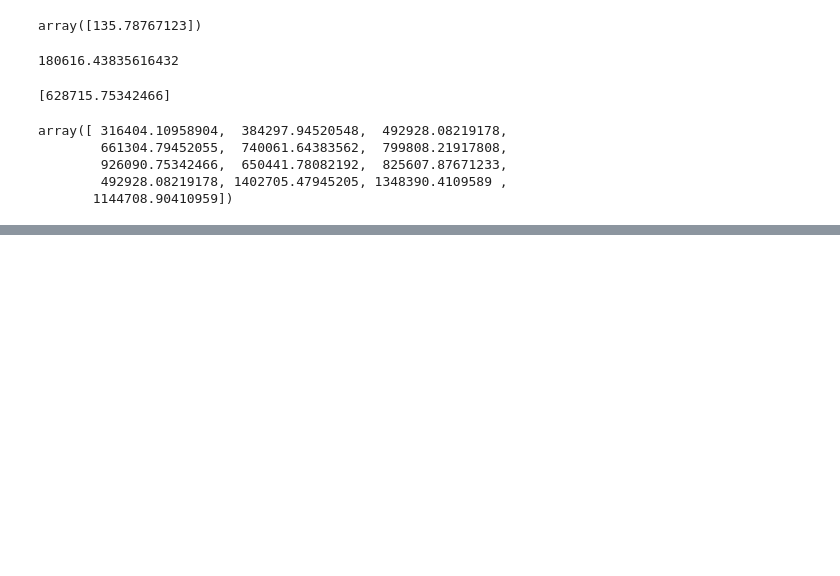
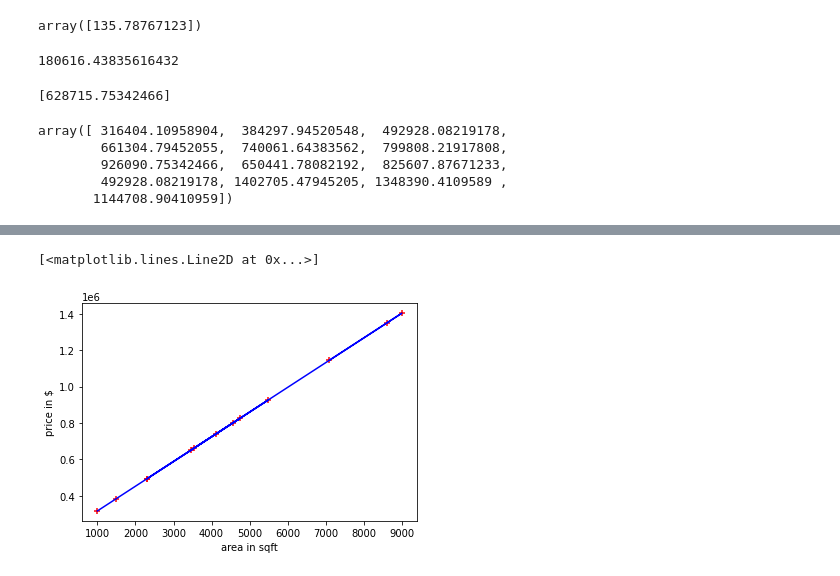
Before and after one commit to AftabUdaipurwala/HRAnalytics, a Jupyter notebook: Linear_Regression.ipynb, the cells around one changed output, grey strips where cells are left out. Saved outputs shown, nothing was run; the diff lists cells and outputs as text; code cells hidden in the pictures; blank space fills up the shorter version.

```diff
--- a/Linear_Regression.ipynb
+++ b/Linear_Regression.ipynb
@@ -83,5 +80,6 @@ array([ 316404.10958904,  384297.94520548,  492928.08219178,
        1144708.90410959])
 # %%
 p1 = pd.DataFrame(p)
+p1=p1.round(1)
 print(p1)
 # %% [output]
@@ -121,0 +120,9 @@ print(df)
+# %%
+%matplotlib inline
+plt.xlabel("area in sqft")
+plt.ylabel("price in $")
+plt.scatter(df.Area,df.Prices, color="red", marker="+")
+plt.plot(df.Area,df.Prices, color="blue")
+# %% [output]
+[<matplotlib.lines.Line2D at 0x...>]
+[figure, added]
```
Also changed, not shown: parts of 8 cells of this notebook.
